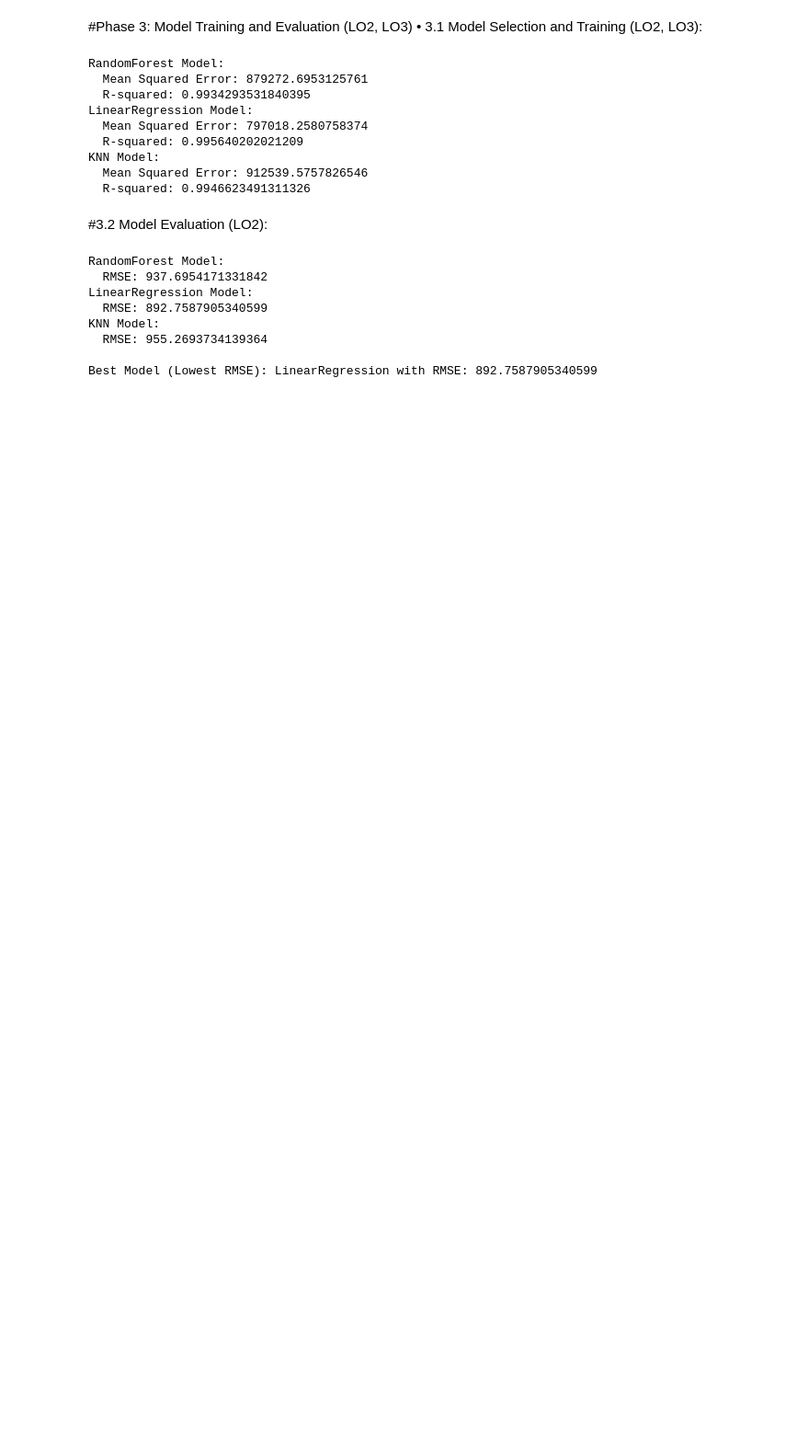
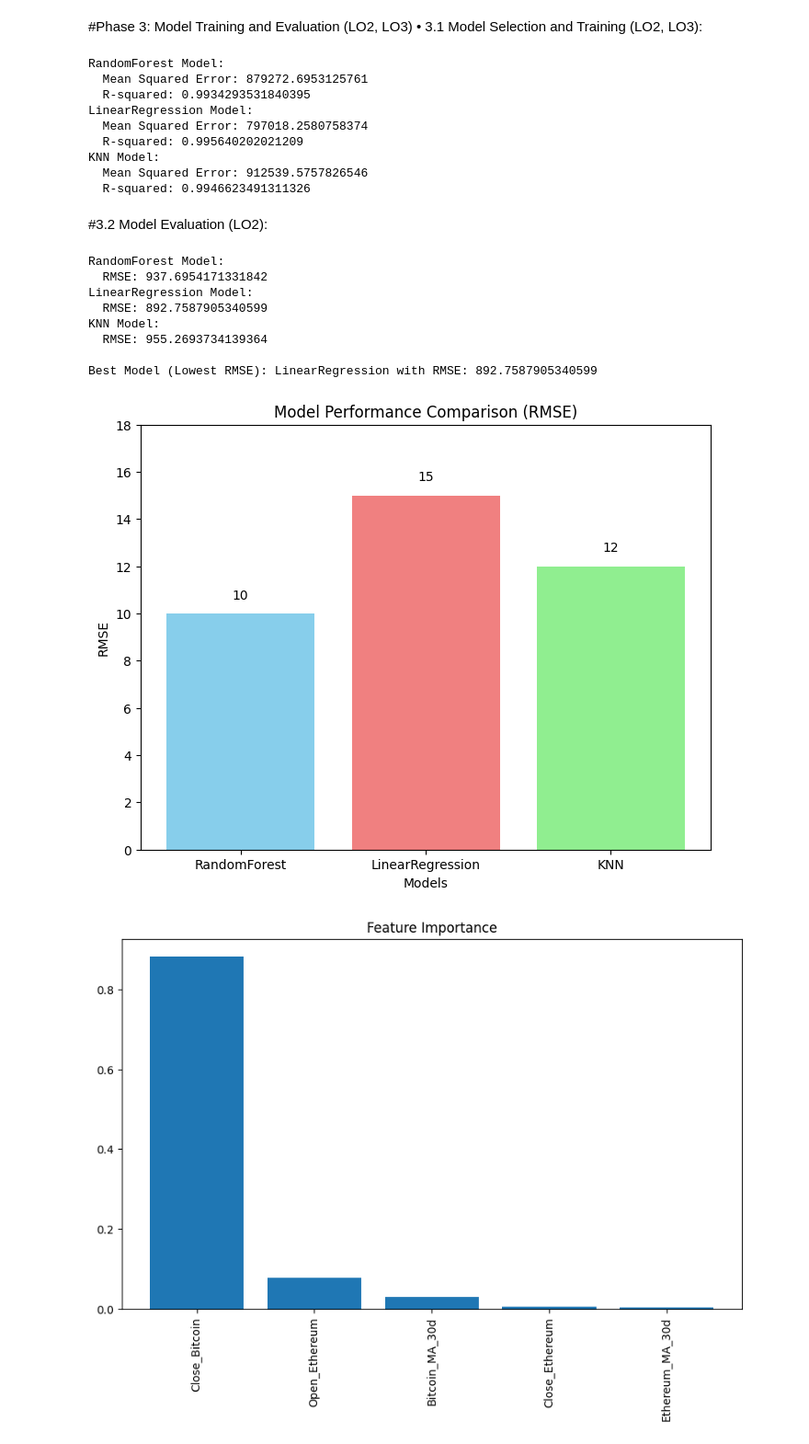
Before and after one commit to Shamiul-693/Predicting-Cryptocurrency-Prices, a Jupyter notebook: Predicting_Cryptocurrency_Prices.ipynb, the cells around one changed output. Shown at 92% size. Saved outputs shown, nothing was run; the diff lists cells and outputs as text; code cells hidden in the pictures; blank space fills up the shorter version.

```diff
--- a/Predicting_Cryptocurrency_Prices.ipynb
+++ b/Predicting_Cryptocurrency_Prices.ipynb
@@ -859,3 +859,57 @@ KNN Model:
   RMSE: 955.2693734139364
 
 Best Model (Lowest RMSE): LinearRegression with RMSE: 892.7587905340599
+# %%
+
+
+import matplotlib.pyplot as plt
+
+# Assuming rmse_results dictionary is already populated from previous code
+# Example data (replace with your actual results):
+rmse_results = {'RandomForest': 10, 'LinearRegression': 15, 'KNN': 12}
+
+models = list(rmse_results.keys())
+rmse_values = list(rmse_results.values())
+
+plt.figure(figsize=(8, 6))
+plt.bar(models, rmse_values, color=['skyblue', 'lightcoral', 'lightgreen'])
+plt.xlabel("Models")
+plt.ylabel("RMSE")
+plt.title("Model Performance Comparison (RMSE)")
+plt.ylim(0, max(rmse_values) * 1.2) # Adjust y-axis limit for better visualization
+
+for i, v in enumerate(rmse_values):
+    plt.text(i, v + 0.5, str(v), ha='center', va='bottom') # Annotate each bar with its value
+
+plt.show()
+
+
+# Feature Importance Visualization (example using RandomForest)
+# Assuming you have a trained Random Forest model named 'trained_models['RandomForest']'
+# And your selected features are in 'most_common_features'
+
+importances = trained_models['RandomForest'].feature_importances_
+
+# Sort feature importances in descending order
+indices = np.argsort(importances)[::-1]
+
+# Rearrange feature names so they match the sorted feature importances
+names = [most_common_features[i] for i in indices]
+
+# Create plot
+plt.figure(figsize=(10, 6))
+
+# Create plot title
+plt.title("Feature Importance")
+
+# Add bars
+plt.bar(range(X_final.shape[1]), importances[indices])
+
+# Add feature names as x-axis labels
+plt.xticks(range(X_final.shape[1]), names, rotation=90)
+
+# Show plot
+plt.show()
+# %% [output]
+[figure, added]
+[figure, added]
```
